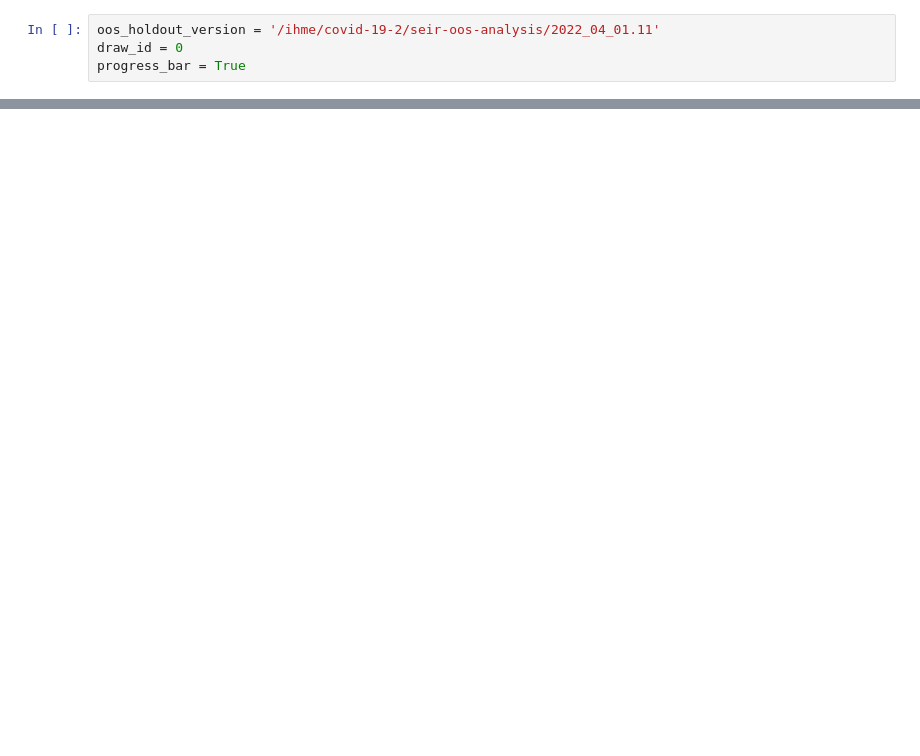
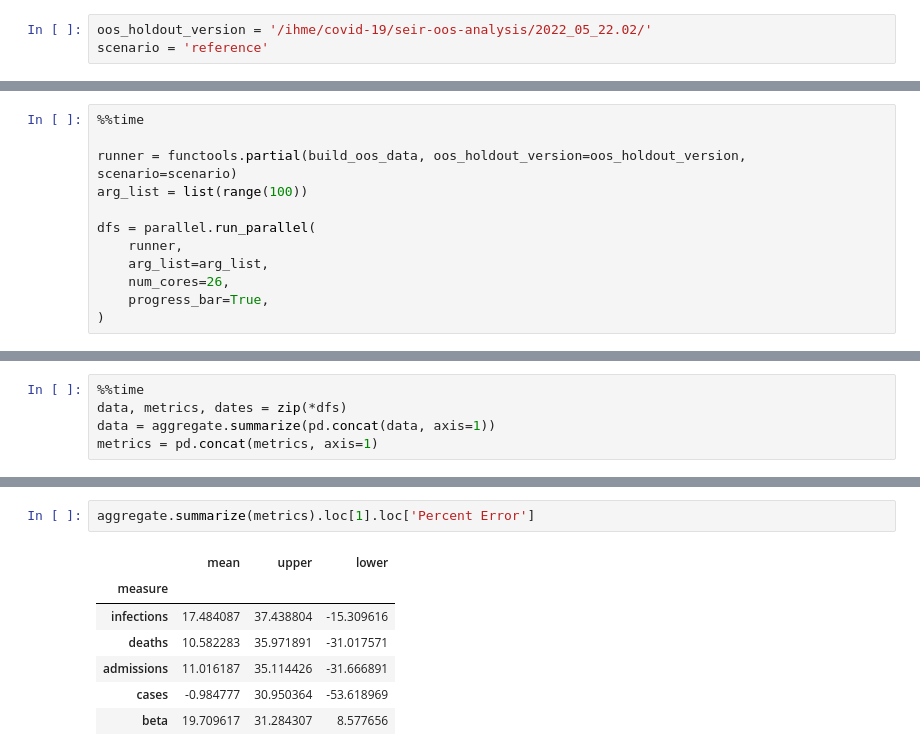
Before and after one commit to ihmeuw/covid-model-seiir-pipeline, a Jupyter notebook: src/covid_model_seiir_pipeline/side_analysis/oos_holdout/2022_01_25_oos_plots.ipynb, the cells around one changed output, grey strips where cells are left out. Saved outputs shown, nothing was run; the diff lists cells and outputs as text; blank space fills up the shorter version.

```diff
--- a/src/covid_model_seiir_pipeline/side_analysis/oos_holdout/2022_01_25_oos_plots.ipynb
+++ b/src/covid_model_seiir_pipeline/side_analysis/oos_holdout/2022_01_25_oos_plots.ipynb
@@ -20,4 +170,3 @@ logger = cli_tools.task_performance_logger
 # %%
-oos_holdout_version = '/ihme/covid-19-2/seir-oos-analysis/2022_04_01.11'
-draw_id = 0
-progress_bar = True
+oos_holdout_version = '/ihme/covid-19/seir-oos-analysis/2022_05_22.02/'
+scenario = 'reference'
@@ -130,0 +180,12 @@ loc_data = data.loc[location_id]
+# %%
+%%time
+
+runner = functools.partial(build_oos_data, oos_holdout_version=oos_holdout_version, scenario=scenario)
+arg_list = list(range(100))
+
+dfs = parallel.run_parallel(
+    runner,
+    arg_list=arg_list,
+    num_cores=26,
+    progress_bar=True,
+)
@@ -130,0 +196,5 @@ loc_data = data.loc[location_id]
+# %%
+%%time
+data, metrics, dates = zip(*dfs)
+data = aggregate.summarize(pd.concat(data, axis=1))
+metrics = pd.concat(metrics, axis=1)
@@ -131 +223,11 @@ loc_data = data.loc[location_id]
+# %%
+aggregate.summarize(metrics).loc[1].loc['Percent Error']
+# %% [output]
+|  | mean | upper | lower |
+| measure |  |  |  |
+| infections | 17.484087 | 37.438804 | -15.309616 |
+| deaths | 10.582283 | 35.971891 | -31.017571 |
+| admissions | 11.016187 | 35.114426 | -31.666891 |
+| cases | -0.984777 | 30.950364 | -53.618969 |
+| beta | 19.709617 | 31.284307 | 8.577656 |
 # %%
```
Also changed, not shown: parts of 18 cells of this notebook, 9 other files.
